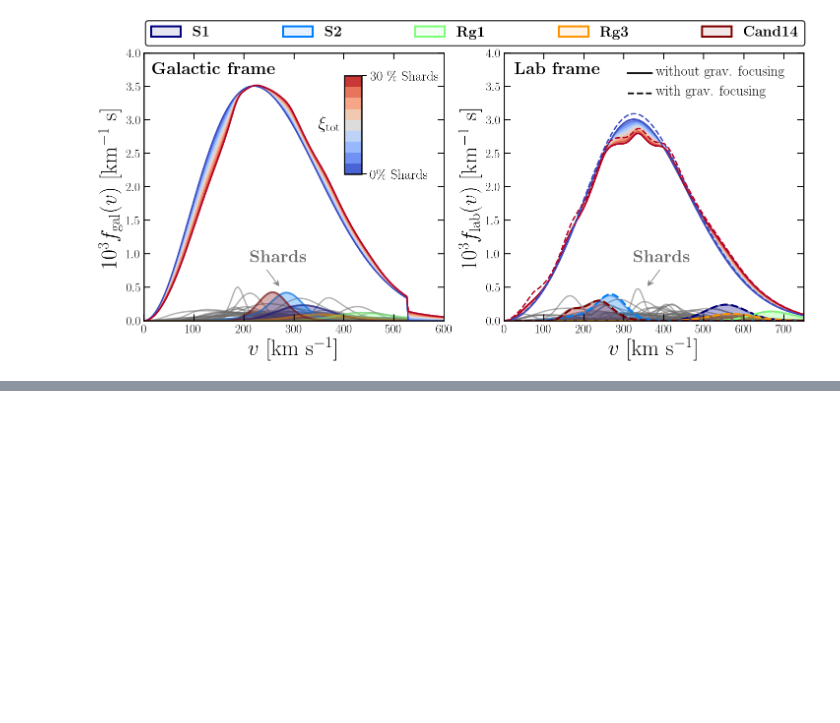
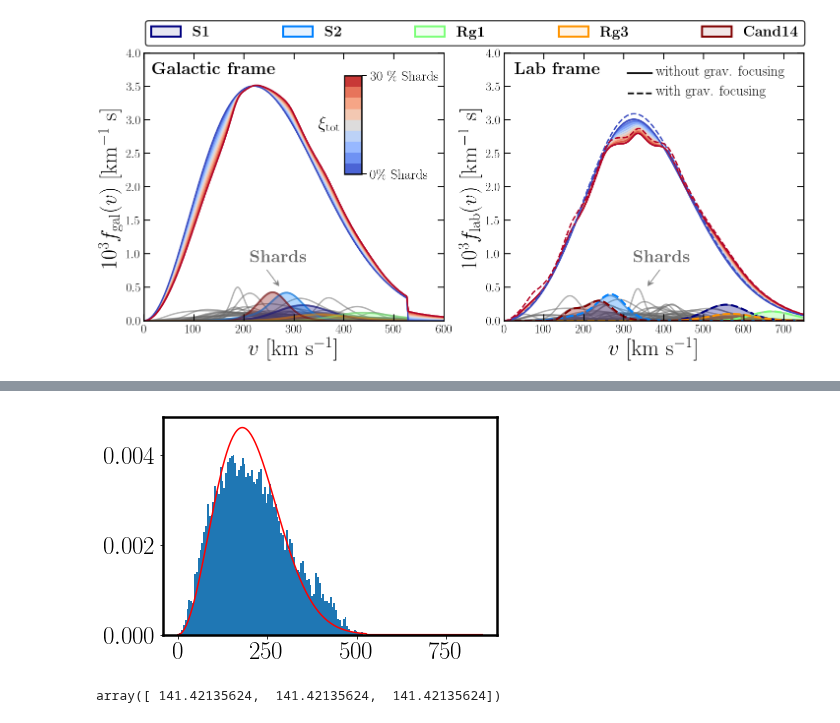
Before and after one commit to cajohare/DarkShards, a Jupyter notebook: code/Plot_SpeedDistributions.ipynb, the cells around one changed output, grey strips where cells are left out. Cells and saved outputs as stored; diff of their text form; code cells hidden in the pictures; blank space fills up the shorter version.

```diff
--- a/code/Plot_SpeedDistributions.ipynb
+++ b/code/Plot_SpeedDistributions.ipynb
@@ -233,0 +310,31 @@ array([[  80.434235,  -62.550148, -434.36737 ],
+# %%
+fdir = '../../../vl2data/bubbles/'
+i = 0
+xi = 0.3
+VL2 = loadtxt(fdir+'bubble_1kpc_200_'+str(i+1)+'.dat')
+vv = sqrt(sum(VL2**2.0,1))
+plt.hist(vv,bins=100,normed=True)
+
+
+# Smooth component
+eta_saus = 0.2
+fv0_gal = (1-eta_saus)*fv_Iso_gal + eta_saus*fv_Saus_gal
+fv0_lab = (1-eta_saus)*fv_Iso_lab + eta_saus*fv_Saus_lab
+fv0_gf = (1-eta_saus)*fv_Iso_gf + eta_saus*fv_Saus_gf
+
+fvs_lab = sum(fv_lab,0)
+fvs_gal = sum(fv_gal,0)
+
+v0 = 150.0
+v_esc = 516.0
+sig_iso = 1.2*array([1.0,1.0,1.0])*v0/sqrt(2.0)
+fv_Iso_gal = SpeedDist_Triaxial(v,day,sig_iso,v_LSR=v0,GalFrame=True) # Galactic frame Halo
+
+plt.plot(v,fv_Iso_gal,'r-')
+plt.show()
+# %% [output]
+[figure, added]
+# %%
+sig_iso
+# %% [output]
+array([ 141.42135624,  141.42135624,  141.42135624])
```
Also changed, not shown: parts of 4 cells of this notebook, 6 other files.
